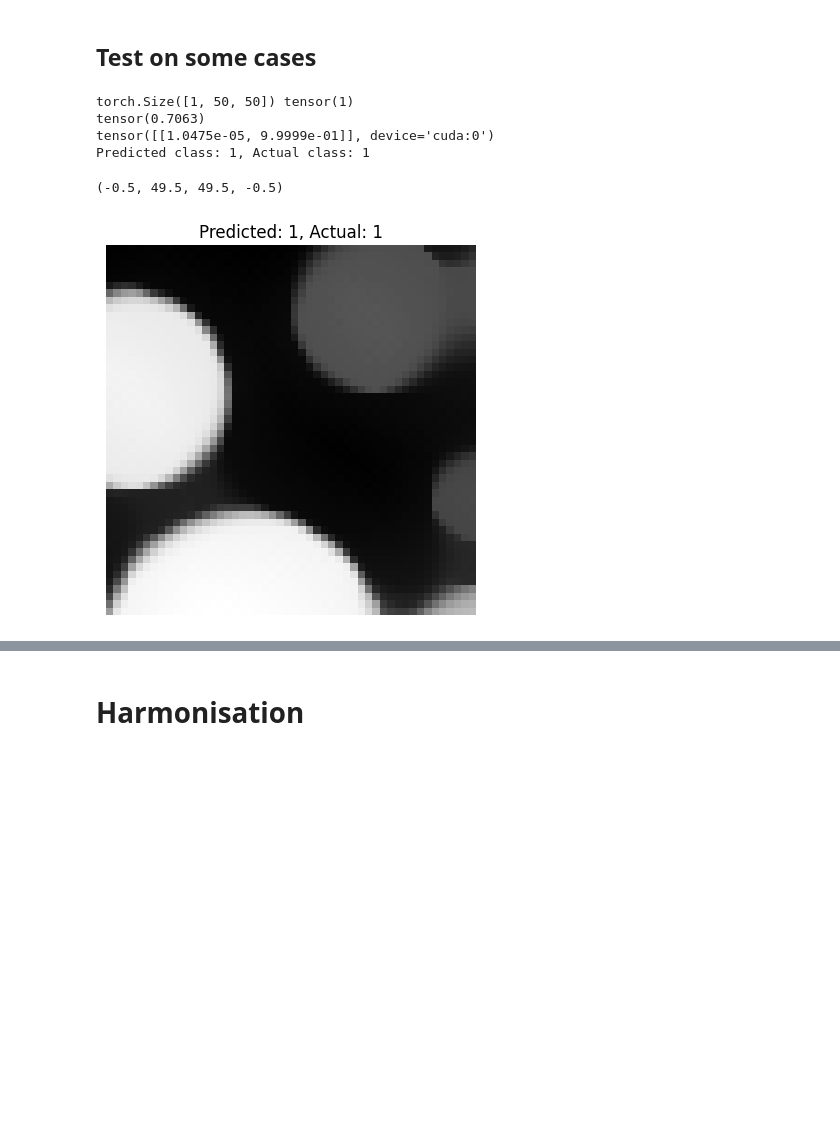
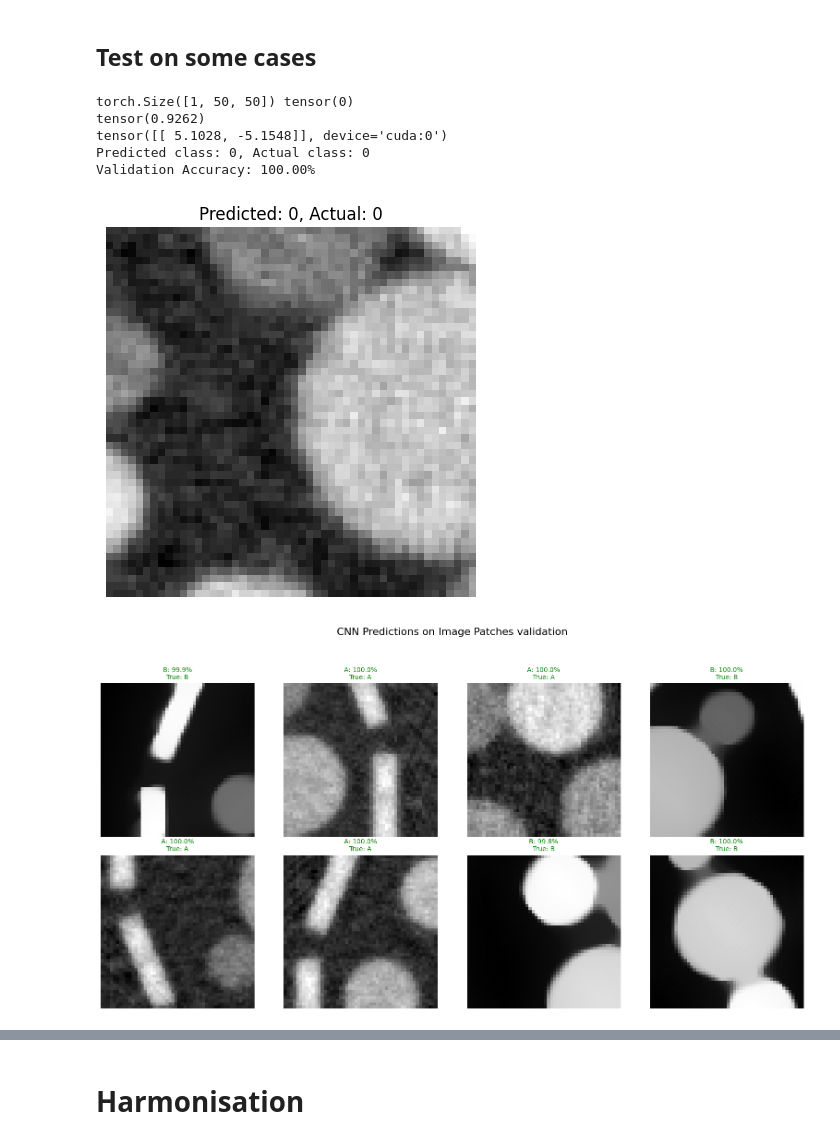
Before and after one commit to GijsBartholomeus/Inverse_probelms_course, a Jupyter notebook: main/train_classifier.ipynb, the cells around one changed output, grey strips where cells are left out. Saved outputs shown, nothing was run; the diff lists cells and outputs as text; code cells hidden in the pictures; blank space fills up the shorter version.

```diff
--- a/main/train_classifier.ipynb
+++ b/main/train_classifier.ipynb
@@ -70,13 +70,13 @@ class SmallCNN(nn.Module):
         )
         self.fc = nn.Linear(32 * 12 * 12, n_classes)
         # self.fc2 = nn.Linear(5, n_classes)
-        self.final = nn.Softmax(dim=1)
+        # self.final = nn.Softmax(dim=1) # no softmax i
 
 
     def forward(self, x):
         x = self.conv(x)
         x = x.view(x.size(0), -1)
-        return self.final((self.fc(x)))
+        return self.fc(x)
 
     def sublayer(self,x):
         x = self.conv(x)
@@ -90,7 +90,7 @@ criterion = nn.CrossEntropyLoss()
 ### 4. Training Loop --------------------------------------------------
 # %%
 # --- 4. Training Loop --------------------------------------------------
-n_epochs = 20
+n_epochs = 10
 train_losses, val_losses = [], []
 
 for epoch in range(n_epochs):
@@ -160,27 +151,71 @@ plt.show()
 # %%
 index = np.random.randint(0, len(val_ds))
 x, y = val_ds.__getitem__(index)
 print(x.shape, y)  # Check the shape of the first image and its label
 print(torch.max(x))
 model.eval()
 with torch.no_grad():
     x = x.unsqueeze(0).to(device)  # Add batch dimension
     out = model(x)
     print(out)
     pred = torch.argmax(out, dim=1).item()
     print(f"Predicted class: {pred}, Actual class: {y.item()}")
 
 # plot the image
 plt.imshow(x.squeeze().cpu(), cmap='gray')
 plt.title(f"Predicted: {pred}, Actual: {y.item()}")
 plt.axis('off')
+
+# Set up the figure with a professional style
+# plt.style.use('seaborn')
+fig, axes = plt.subplots(2, 4, figsize=(16, 8))
+fig.suptitle('CNN Predictions on Image Patches validation', fontsize=16, y=1.05)
+
+# Sample 8 random images
+for i, ax in enumerate(axes.flat):
+    idx = np.random.randint(0, len(val_ds))
+    img, true_label = val_ds.__getitem__(idx)
+
+    # Get prediction
+    model.eval()
+    with torch.no_grad():
+        img_batch = img.unsqueeze(0).to(device)
+        output = model(img_batch)
+        prob = torch.softmax(output, dim=1)[0, 1].item()  # Probability of class B
+
+    # Plot image
+    ax.imshow(img.squeeze().cpu(), cmap='gray')
+
+    # Add prediction info with color-coded confidence
+    color = 'green' if (prob > 0.5) == true_label else 'red'
+    pred_text = f'{"B" if prob > 0.5 else "A"}: {max(prob, 1-prob):.1%}\nTrue: {"B" if true_label else "A"}'
+    ax.set_title(pred_text, color=color, fontsize=10)
+    ax.axis('off')
+
+plt.tight_layout()
+plt.savefig('predictions.pdf', dpi=300, bbox_inches='tight')
+
+# Test how much the model works on the validation set
+model.eval()
+correct = 0
+total = 0
+with torch.no_grad():
+    for xb, yb in val_dl:
+        xb, yb = xb.to(device), yb.to(device)
+        out = model(xb)
+        _, predicted = torch.max(out, 1)
+        total += yb.size(0)
+        correct += (predicted == yb).sum().item()
+
+print(f"Validation Accuracy: {100 * correct / total:.2f}%")
 # %% [output]
-torch.Size([1, 50, 50]) tensor(1)
-tensor(0.7063)
-tensor([[1.0475e-05, 9.9999e-01]], device='cuda:0')
-Predicted class: 1, Actual class: 1
+torch.Size([1, 50, 50]) tensor(0)
+tensor(0.9262)
+tensor([[ 5.1028, -5.1548]], device='cuda:0')
+Predicted class: 0, Actual class: 0
+Validation Accuracy: 100.00%
-(-0.5, 49.5, 49.5, -0.5)
-[figure, old version]
+[figure, new version]
+[figure, added]
 # %%
 # Get predictions for validation set
 val_preds_probs = []
```
Also changed, not shown: parts of 6 cells of this notebook, 14 other files.
